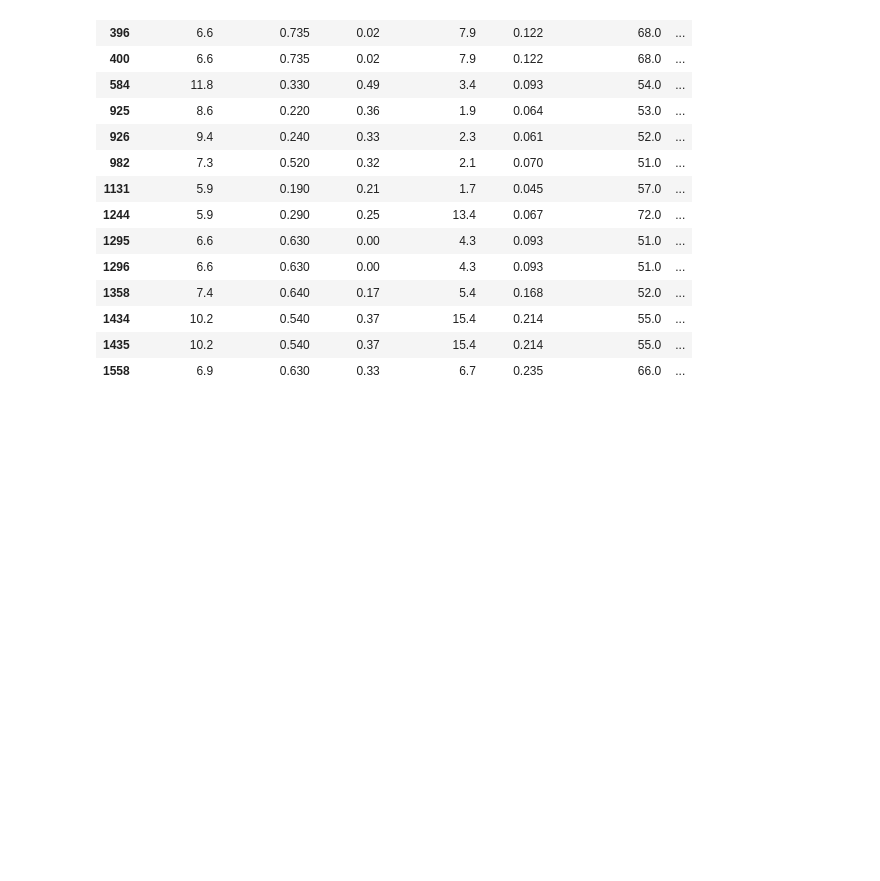
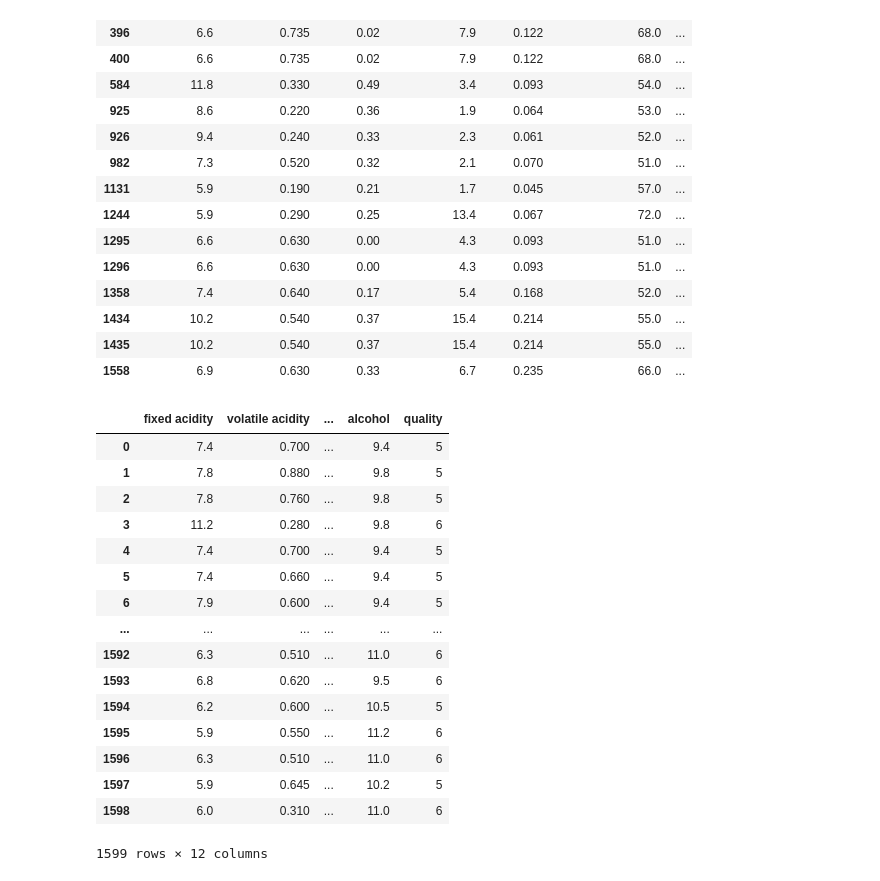
Before and after one commit to Lakshit-Chiranjiv/Python-Data-Analysis-Repo, a Jupyter notebook: Python Pandas.ipynb, the cells around one changed output. Drawn from its saved outputs; the diff is of its cells as text; code cells hidden in the pictures; blank space fills up the shorter version.

```diff
--- a/Python Pandas.ipynb
+++ b/Python Pandas.ipynb
@@ -350,3 +350,25 @@ high_sulphur_wines
 | 1434 | 10.2 | 0.540 | 0.37 | 15.4 | 0.214 | 55.0 | ... |
 | 1435 | 10.2 | 0.540 | 0.37 | 15.4 | 0.214 | 55.0 | ... |
 | 1558 | 6.9 | 0.630 | 0.33 | 6.7 | 0.235 | 66.0 | ... |
+# %%
+from IPython.display import display
+with pd.option_context('display.min_rows', 15, 'display.max_columns', 4):
+    display(wine_df)
+# %% [output]
+|  | fixed acidity | volatile acidity | ... | alcohol | quality |
+| 0 | 7.4 | 0.700 | ... | 9.4 | 5 |
+| 1 | 7.8 | 0.880 | ... | 9.8 | 5 |
+| 2 | 7.8 | 0.760 | ... | 9.8 | 5 |
+| 3 | 11.2 | 0.280 | ... | 9.8 | 6 |
+| 4 | 7.4 | 0.700 | ... | 9.4 | 5 |
+| 5 | 7.4 | 0.660 | ... | 9.4 | 5 |
+| 6 | 7.9 | 0.600 | ... | 9.4 | 5 |
+| ... | ... | ... | ... | ... | ... |
+| 1592 | 6.3 | 0.510 | ... | 11.0 | 6 |
+| 1593 | 6.8 | 0.620 | ... | 9.5 | 6 |
+| 1594 | 6.2 | 0.600 | ... | 10.5 | 5 |
+| 1595 | 5.9 | 0.550 | ... | 11.2 | 6 |
+| 1596 | 6.3 | 0.510 | ... | 11.0 | 6 |
+| 1597 | 5.9 | 0.645 | ... | 10.2 | 5 |
+| 1598 | 6.0 | 0.310 | ... | 11.0 | 6 |
+1599 rows × 12 columns
```
Also changed, not shown: parts of 9 cells of this notebook.
